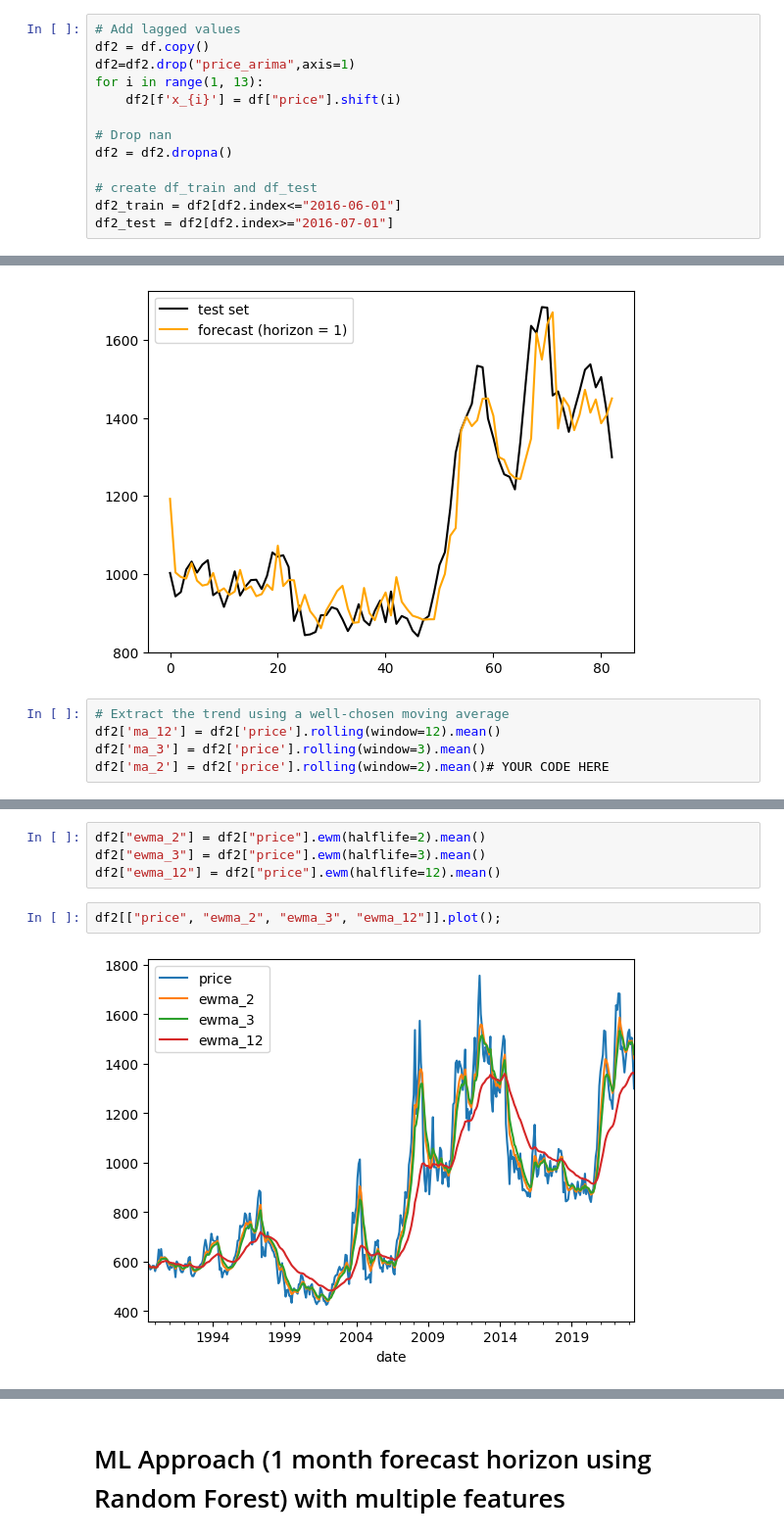
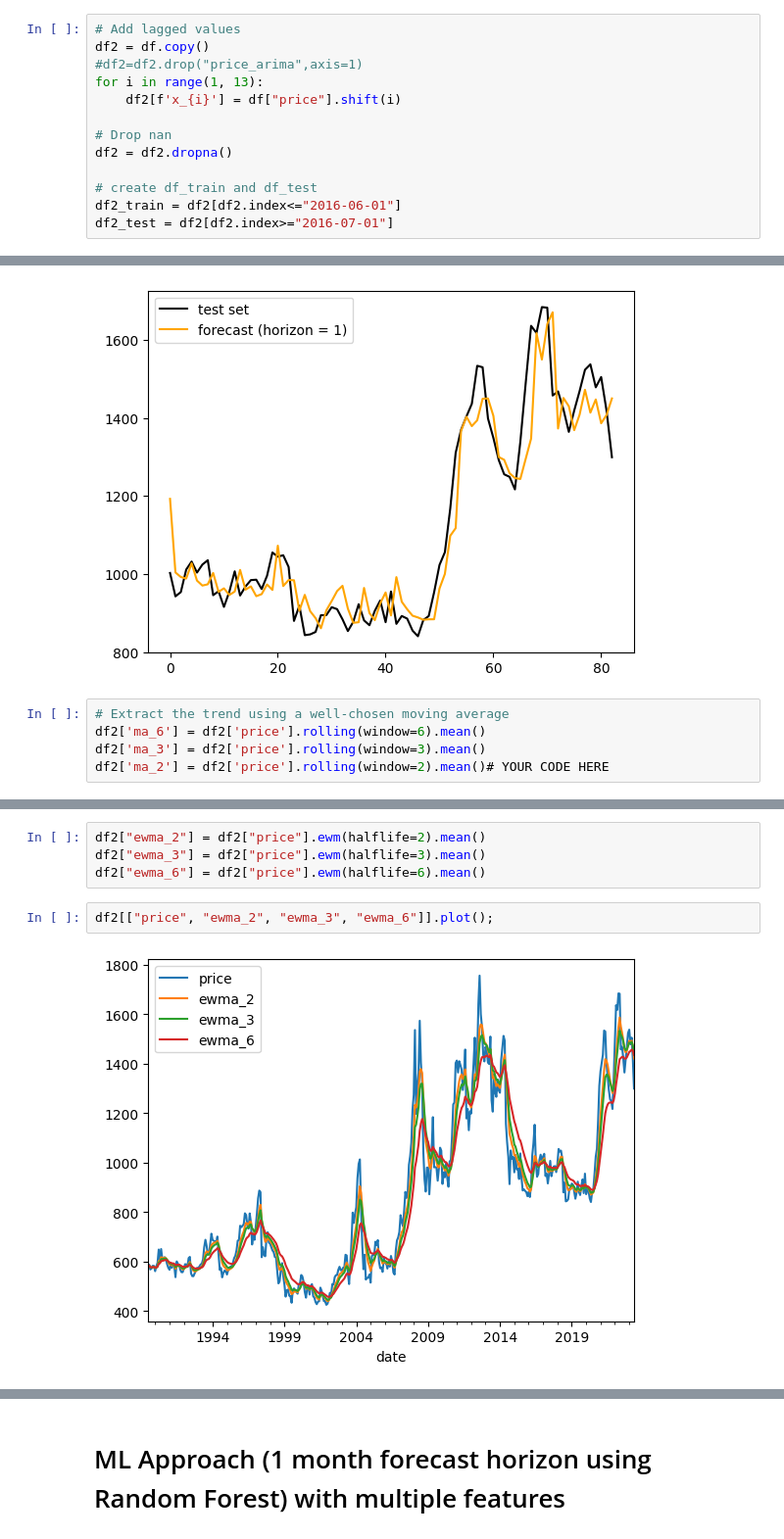
Before and after one commit to tquirelli/Agricultural_Market_Predictions, a Jupyter notebook: tomi-ARIMA.ipynb, the cells around one changed output, grey strips where cells are left out. Shown at 98% size. Drawn from its saved outputs; the diff is of its cells as text.

```diff
--- a/tomi-ARIMA.ipynb
+++ b/tomi-ARIMA.ipynb
@@ -818,7 +818,7 @@ plt.show()
 # %%
 # Add lagged values
 df2 = df.copy()
-df2=df2.drop("price_arima",axis=1)
+#df2=df2.drop("price_arima",axis=1)
 for i in range(1, 13):
     df2[f'x_{i}'] = df["price"].shift(i)
 
@@ -898,7 +897,7 @@ plt.legend()
 [figure]
 # %%
 # Extract the trend using a well-chosen moving average
-df2['ma_12'] = df2['price'].rolling(window=12).mean()
+df2['ma_6'] = df2['price'].rolling(window=6).mean()
 df2['ma_3'] = df2['price'].rolling(window=3).mean()
 df2['ma_2'] = df2['price'].rolling(window=2).mean()# YOUR CODE HERE
 # %%
@@ -909,11 +908,11 @@ df2[["price","ma_3", "ma_12"]].plot()
 # %%
 df2["ewma_2"] = df2["price"].ewm(halflife=2).mean()
 df2["ewma_3"] = df2["price"].ewm(halflife=3).mean()
-df2["ewma_12"] = df2["price"].ewm(halflife=12).mean()
+df2["ewma_6"] = df2["price"].ewm(halflife=6).mean()
 # %%
-df2[["price", "ewma_2", "ewma_3", "ewma_12"]].plot();
+df2[["price", "ewma_2", "ewma_3", "ewma_6"]].plot();
 # %% [output]
-[figure, old version]
+[figure, new version]
 # %%
 random_forest = RandomForestRegressor(n_estimators=20, random_state=12)
 
```
Also changed, not shown: parts of 31 cells of this notebook.
